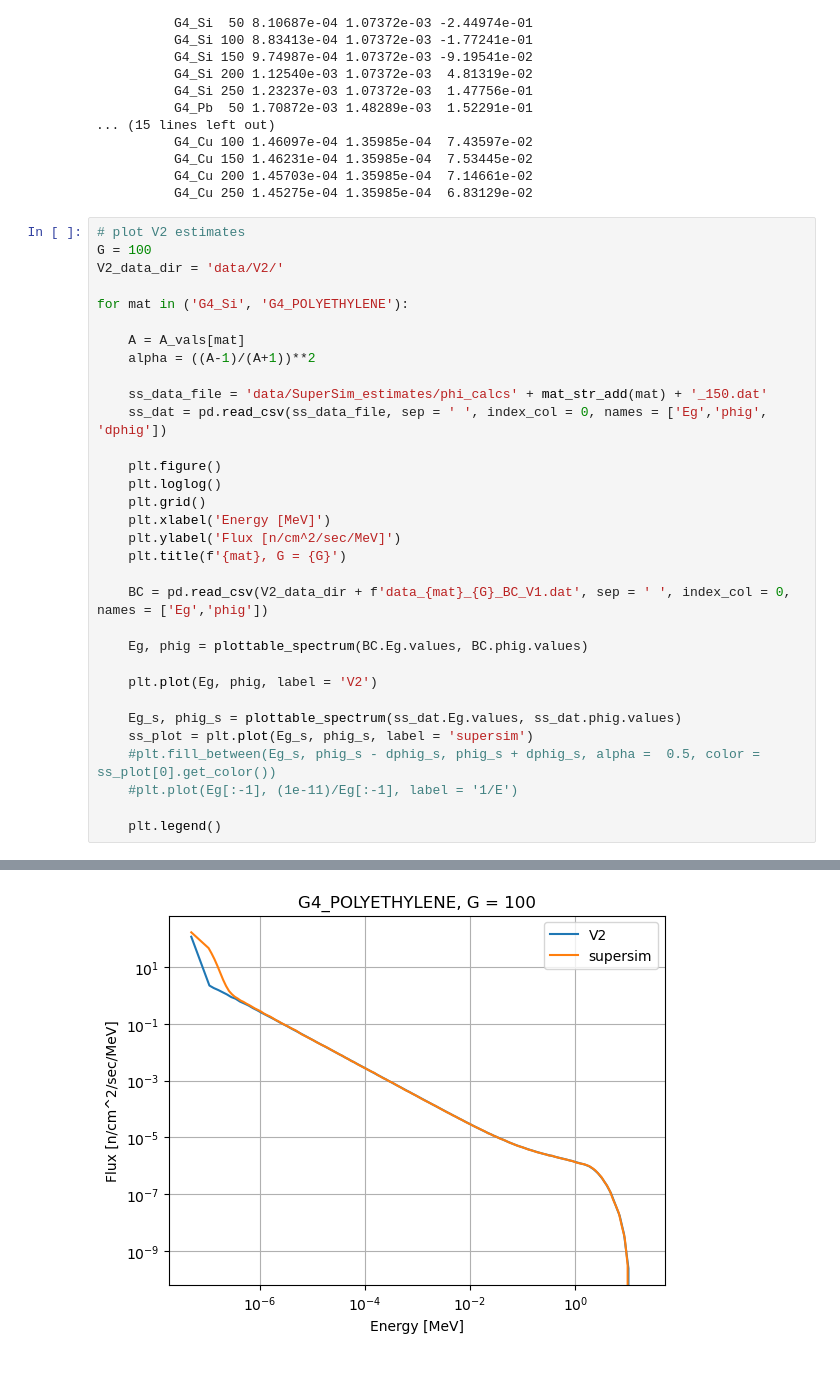
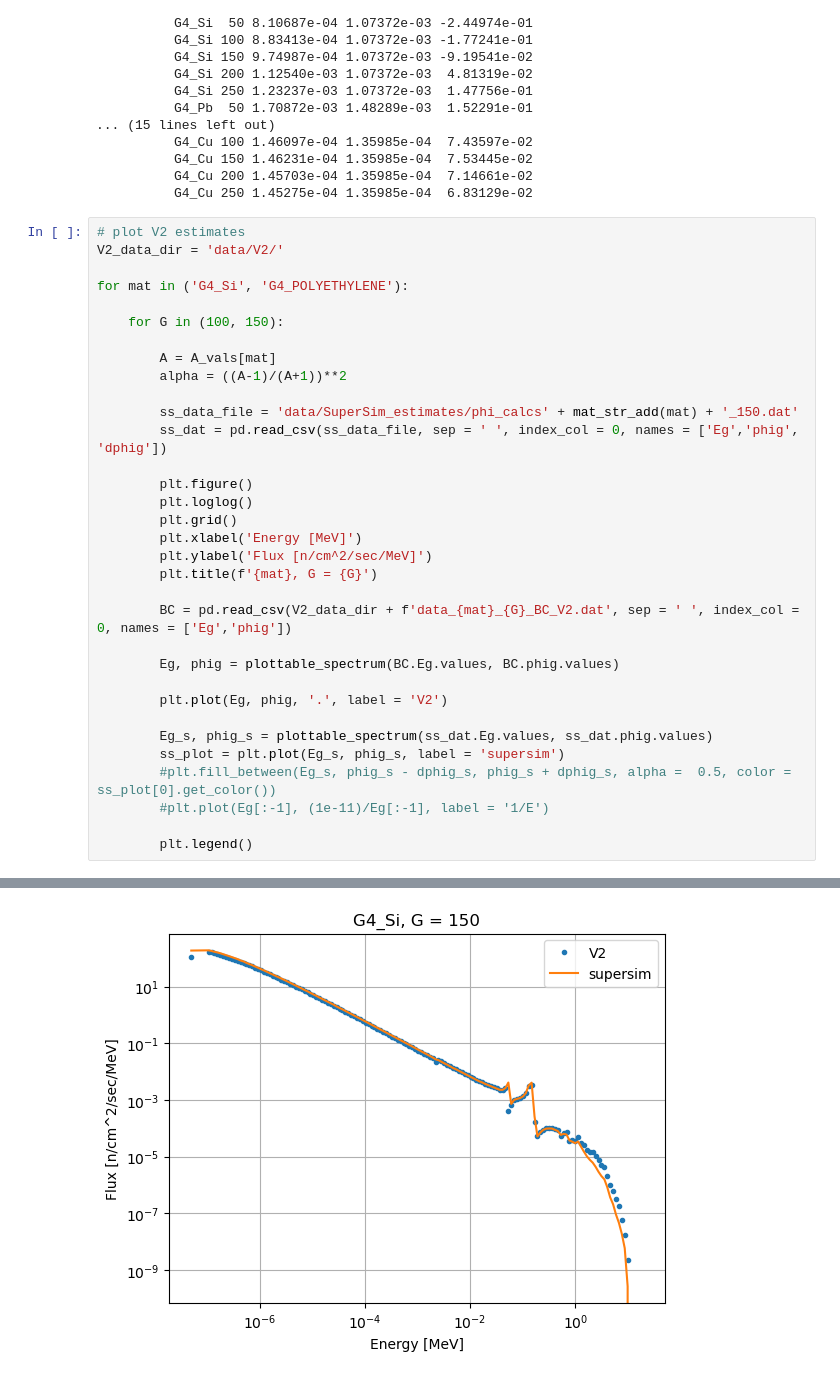
Before and after one commit to villano-lab/ntransporter, a Jupyter notebook: boundary_conditions/plotting_bc.ipynb, the cells around one changed output, grey strips where cells are left out. Drawn from its saved outputs; the diff is of its cells as text.

Commit message:
V2 plots for G=150

```diff
--- a/boundary_conditions/plotting_bc.ipynb
+++ b/boundary_conditions/plotting_bc.ipynb
@@ -495,34 +495,35 @@ print(total_fluxes[['mat', 'G', 'w_ss', 'supersim', 'err']].to_string(index = Fa
           G4_Cu 250 1.45275e-04 1.35985e-04  6.83129e-02
 # %%
 # plot V2 estimates
-G = 100
 V2_data_dir = 'data/V2/'
 
 for mat in ('G4_Si', 'G4_POLYETHYLENE'):
 
-    A = A_vals[mat]
-    alpha = ((A-1)/(A+1))**2
+    for G in (100, 150):
 
-    ss_data_file = 'data/SuperSim_estimates/phi_calcs' + mat_str_add(mat) + '_150.dat'
-    ss_dat = pd.read_csv(ss_data_file, sep = ' ', index_col = 0, names = ['Eg','phig', 'dphig'])
+        A = A_vals[mat]
+        alpha = ((A-1)/(A+1))**2
 
-    plt.figure()
-    plt.loglog()
-    plt.grid()
-    plt.xlabel('Energy [MeV]')
-    plt.ylabel('Flux [n/cm^2/sec/MeV]')
-    plt.title(f'{mat}, G = {G}')
+        ss_data_file = 'data/SuperSim_estimates/phi_calcs' + mat_str_add(mat) + '_150.dat'
+        ss_dat = pd.read_csv(ss_data_file, sep = ' ', index_col = 0, names = ['Eg','phig', 'dphig'])
 
-    BC = pd.read_csv(V2_data_dir + f'data_{mat}_{G}_BC_V1.dat', sep = ' ', index_col = 0, names = ['Eg','phig'])
+        plt.figure()
+        plt.loglog()
+        plt.grid()
+        plt.xlabel('Energy [MeV]')
+        plt.ylabel('Flux [n/cm^2/sec/MeV]')
+        plt.title(f'{mat}, G = {G}')
 
-    Eg, phig = plottable_spectrum(BC.Eg.values, BC.phig.values)
+        BC = pd.read_csv(V2_data_dir + f'data_{mat}_{G}_BC_V2.dat', sep = ' ', index_col = 0, names = ['Eg','phig'])
 
-    plt.plot(Eg, phig, label = 'V2')
+        Eg, phig = plottable_spectrum(BC.Eg.values, BC.phig.values)
 
-    Eg_s, phig_s = plottable_spectrum(ss_dat.Eg.values, ss_dat.phig.values)
-    ss_plot = plt.plot(Eg_s, phig_s, label = 'supersim')
-    #plt.fill_between(Eg_s, phig_s - dphig_s, phig_s + dphig_s, alpha =  0.5, color = ss_plot[0].get_color())
-    #plt.plot(Eg[:-1], (1e-11)/Eg[:-1], label = '1/E')
+        plt.plot(Eg, phig, '.', label = 'V2')
 
-    plt.legend()
+        Eg_s, phig_s = plottable_spectrum(ss_dat.Eg.values, ss_dat.phig.values)
+        ss_plot = plt.plot(Eg_s, phig_s, label = 'supersim')
+        #plt.fill_between(Eg_s, phig_s - dphig_s, phig_s + dphig_s, alpha =  0.5, color = ss_plot[0].get_color())
+        #plt.plot(Eg[:-1], (1e-11)/Eg[:-1], label = '1/E')
+
+        plt.legend()
 # %% [output]
@@ -530 +531 @@ for mat in ('G4_Si', 'G4_POLYETHYLENE'):
-[figure, old version]
+[figure, new version]
```
Also changed, not shown: parts of 1 cell of this notebook.
